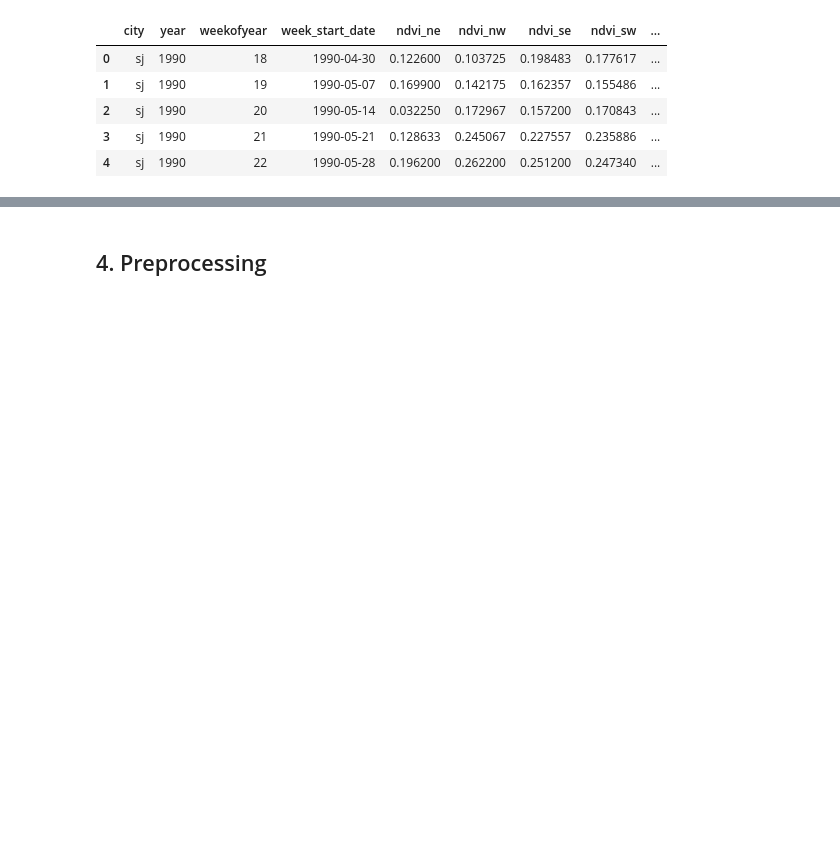
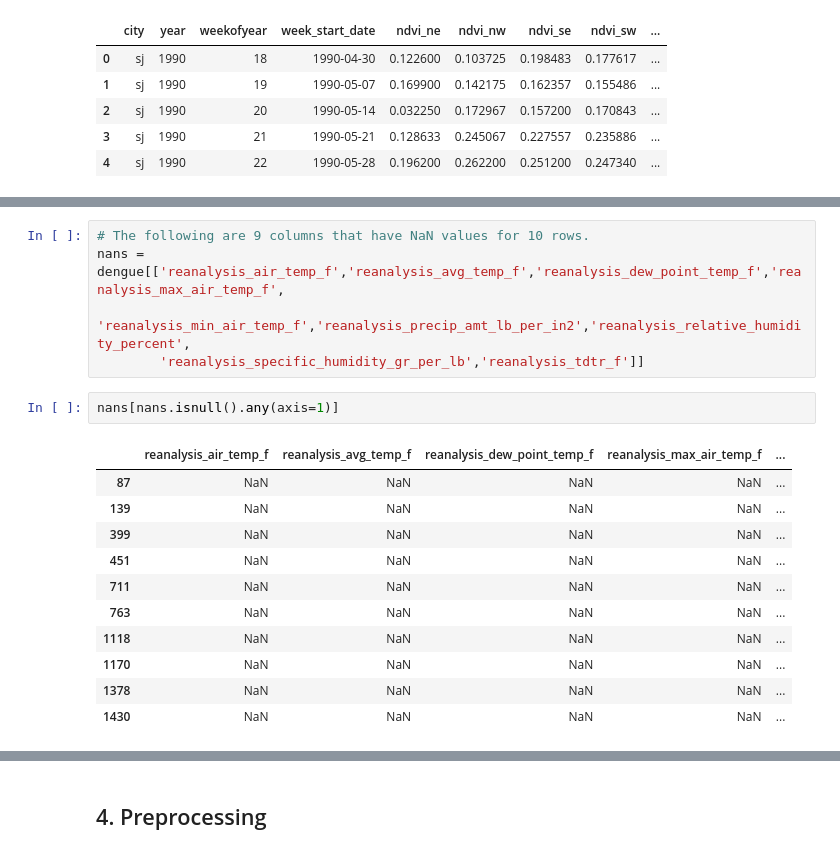
Before and after one commit to emmacorbino/Capstone, a Jupyter notebook: Capstone.ipynb, the cells around one changed output, grey strips where cells are left out. Drawn from its saved outputs; the diff is of its cells as text; blank space fills up the shorter version.

```diff
--- a/Capstone.ipynb
+++ b/Capstone.ipynb
@@ -407,0 +413,19 @@ dengue.head()
+# %%
+# The following are 9 columns that have NaN values for 10 rows.
+nans = dengue[['reanalysis_air_temp_f','reanalysis_avg_temp_f','reanalysis_dew_point_temp_f','reanalysis_max_air_temp_f',
+        'reanalysis_min_air_temp_f','reanalysis_precip_amt_lb_per_in2','reanalysis_relative_humidity_percent',
+        'reanalysis_specific_humidity_gr_per_lb','reanalysis_tdtr_f']]
+# %%
+nans[nans.isnull().any(axis=1)]
+# %% [output]
+|  | reanalysis_air_temp_f | reanalysis_avg_temp_f | reanalysis_dew_point_temp_f | reanalysis_max_air_temp_f | ... |
+| 87 | NaN | NaN | NaN | NaN | ... |
+| 139 | NaN | NaN | NaN | NaN | ... |
+| 399 | NaN | NaN | NaN | NaN | ... |
+| 451 | NaN | NaN | NaN | NaN | ... |
+| 711 | NaN | NaN | NaN | NaN | ... |
+| 763 | NaN | NaN | NaN | NaN | ... |
+| 1118 | NaN | NaN | NaN | NaN | ... |
+| 1170 | NaN | NaN | NaN | NaN | ... |
+| 1378 | NaN | NaN | NaN | NaN | ... |
+| 1430 | NaN | NaN | NaN | NaN | ... |
```
Also changed, not shown: parts of 35 cells of this notebook.
